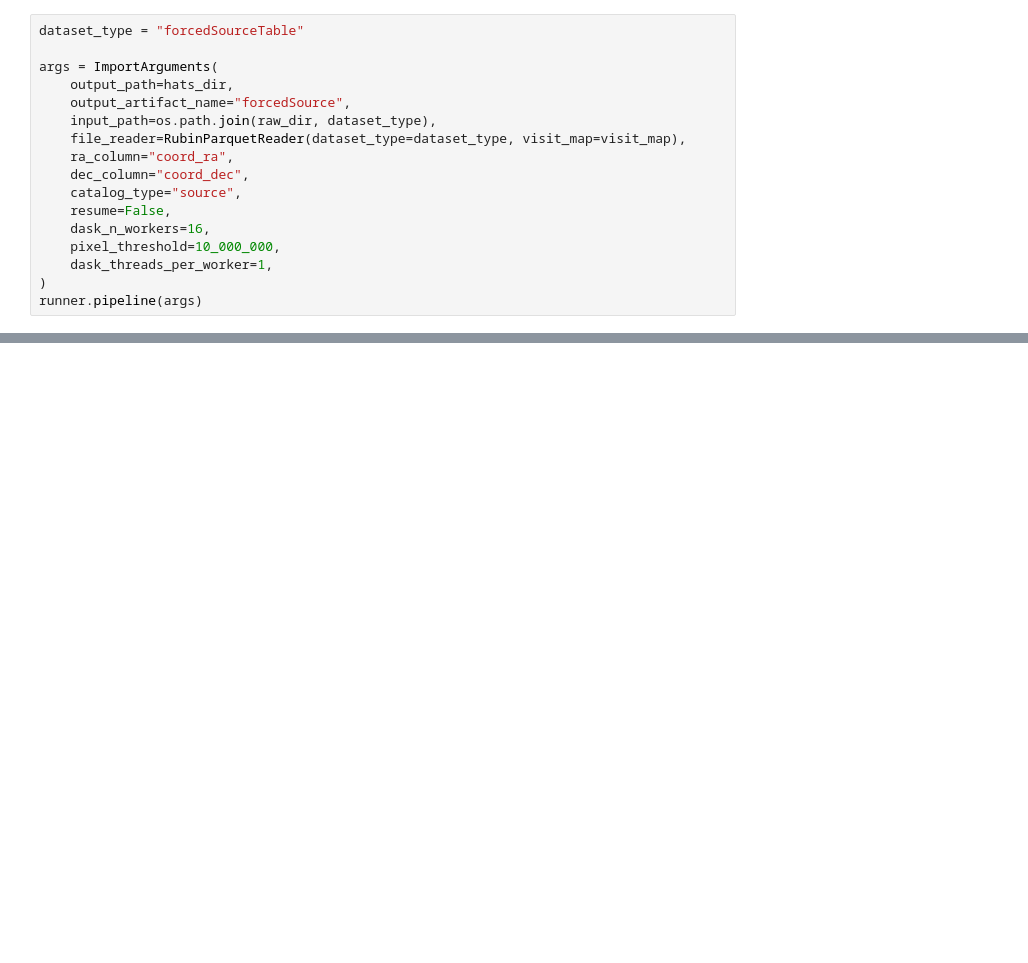
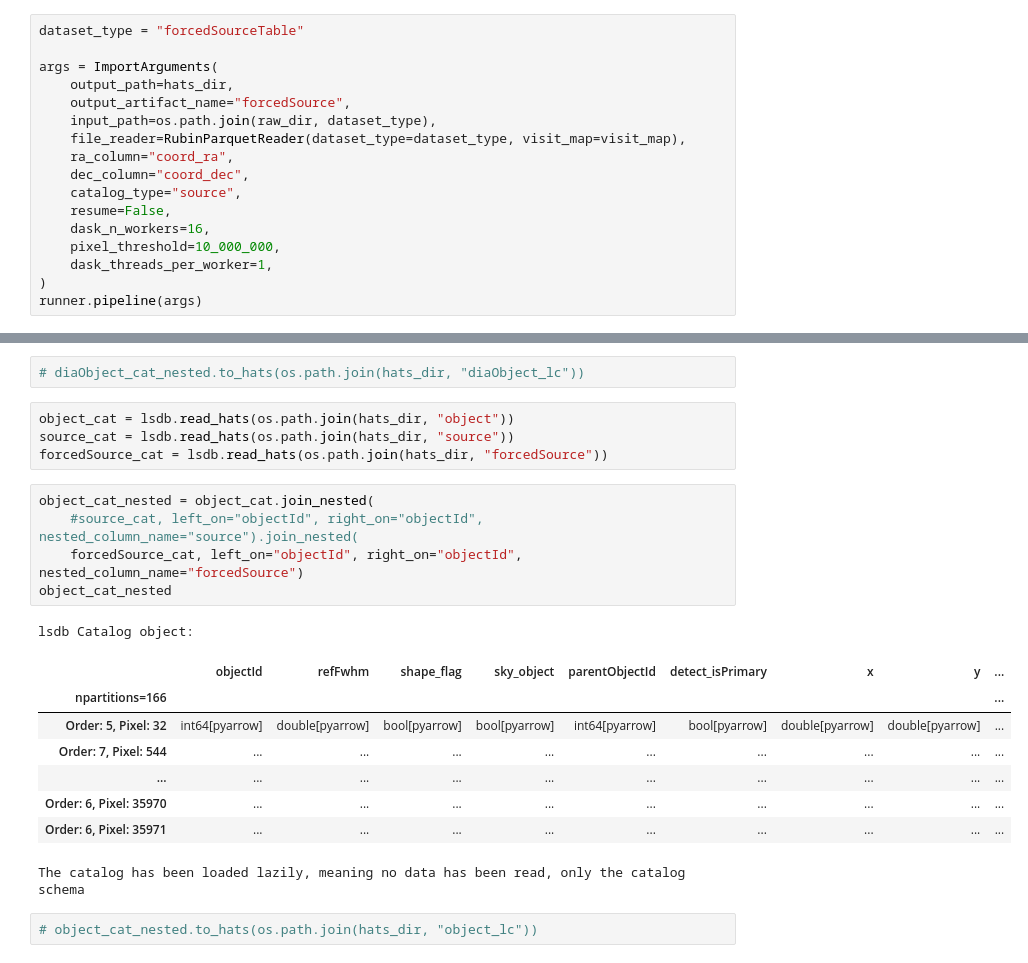
Before and after one commit to lsst-sitcom/linccf, a Jupyter notebook: dash/DASH-pipeline.ipynb, the cells around one changed output, grey strips where cells are left out. Saved outputs shown, nothing was run; the diff lists cells and outputs as text; blank space fills up the shorter version.

```diff
--- a/dash/DASH-pipeline.ipynb
+++ b/dash/DASH-pipeline.ipynb
@@ -264,0 +287,23 @@ runner.pipeline(args)
+# %%
+# diaObject_cat_nested.to_hats(os.path.join(hats_dir, "diaObject_lc"))
+# %%
+object_cat = lsdb.read_hats(os.path.join(hats_dir, "object"))
+source_cat = lsdb.read_hats(os.path.join(hats_dir, "source"))
+forcedSource_cat = lsdb.read_hats(os.path.join(hats_dir, "forcedSource"))
+# %%
+object_cat_nested = object_cat.join_nested(
+    #source_cat, left_on="objectId", right_on="objectId", nested_column_name="source").join_nested(
+    forcedSource_cat, left_on="objectId", right_on="objectId", nested_column_name="forcedSource")
+object_cat_nested
+# %% [output]
+lsdb Catalog object:
+|  | objectId | refFwhm | shape_flag | sky_object | parentObjectId | detect_isPrimary | x | y | ... |
+| npartitions=166 |  |  |  |  |  |  |  |  | ... |
+| Order: 5, Pixel: 32 | int64[pyarrow] | double[pyarrow] | bool[pyarrow] | bool[pyarrow] | int64[pyarrow] | bool[pyarrow] | double[pyarrow] | double[pyarrow] | ... |
+| Order: 7, Pixel: 544 | ... | ... | ... | ... | ... | ... | ... | ... | ... |
+| ... | ... | ... | ... | ... | ... | ... | ... | ... | ... |
+| Order: 6, Pixel: 35970 | ... | ... | ... | ... | ... | ... | ... | ... | ... |
+| Order: 6, Pixel: 35971 | ... | ... | ... | ... | ... | ... | ... | ... | ... |
+The catalog has been loaded lazily, meaning no data has been read, only the catalog schema
+# %%
+# object_cat_nested.to_hats(os.path.join(hats_dir, "object_lc"))
```
Also changed, not shown: parts of 5 cells of this notebook.
